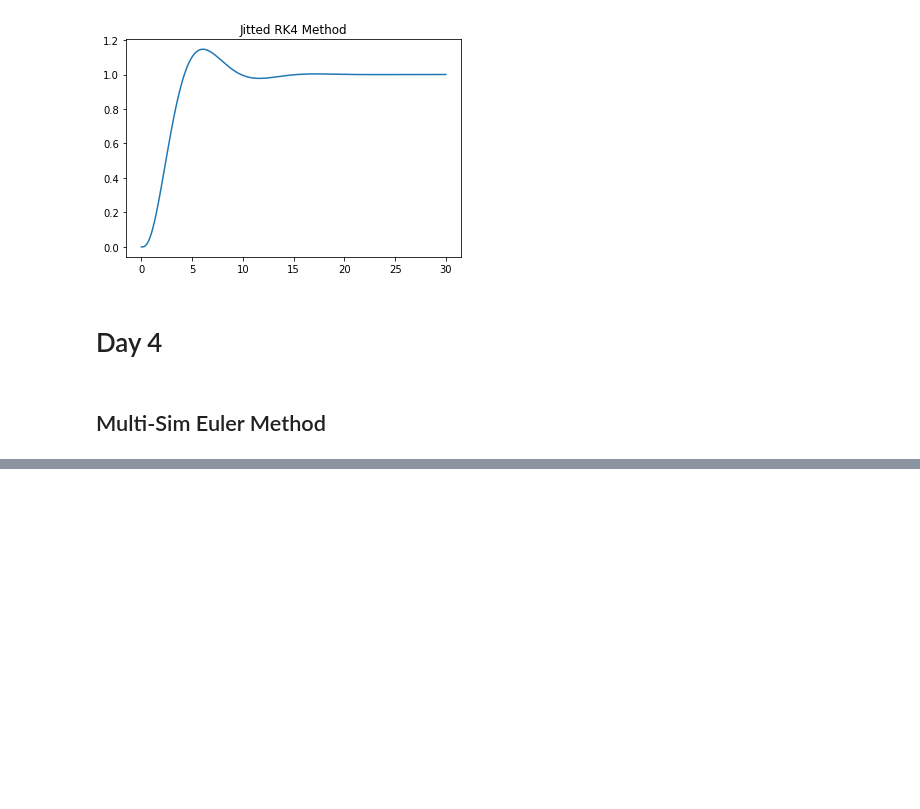
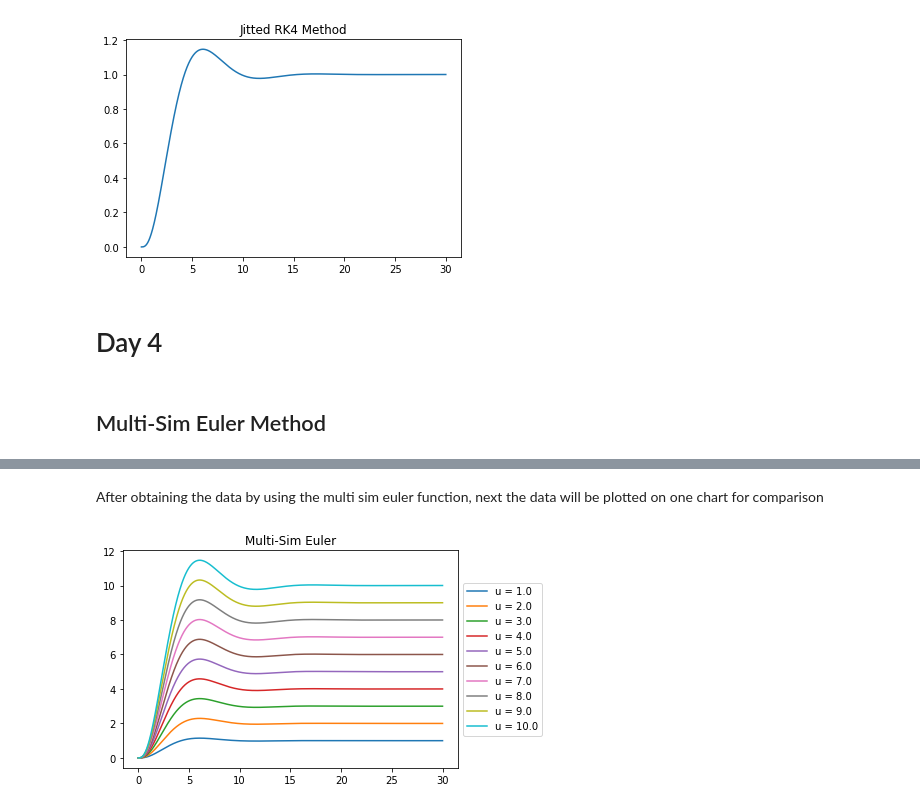
Before and after one commit to Vermillord/KP_Codes, a Jupyter notebook: KP_Notes.ipynb, the cells around one changed output, grey strips where cells are left out. Cells and saved outputs as stored; diff of their text form; code cells hidden in the pictures; blank space fills up the shorter version.

Commit message:
fixed multi sim euler

```diff
--- a/KP_Notes.ipynb
+++ b/KP_Notes.ipynb
@@ -585,9 +585,10 @@ t = np.tile(np.arange(int(30/0.01))*0.01,(10, 1))
 print(t.shape)
 x0 = np.tile(np.zeros((1, 1)), (10, 3, 1))
 print(x0.shape)
-u = np.tile(np.ones((t.shape[0], 1)),(10, 1, 1)) # Step Input
+u = np.tile(np.ones((t.shape[1], 1)),(10, 1, 1)) # Step Input
 print(u.shape)
-# Create a step input u with values  from 1 to 10
+
+# Create a step input u with values that ranges from 1 to 10
 for i in range(u.shape[0]):
     u[i] = u[i]*i+1
 
@@ -599,0 +603,16 @@ for i in range(u.shape[0]):
+# %%
+x, y = multi_sim_euler_jitted_parallelized(t, u, x0)
+# %% [markdown]
+After obtaining the data by using the multi sim euler function, next the data will be plotted on one chart for comparison
+# %%
+label = ["1.0", "2.0", "3.0", "4.0", "5.0", "6.0",
+        "7.0", "8.0", "9.0", "10.0"]
+
+plt.figure()
+plt.title("Multi-Sim Euler")
+for i in range(t.shape[0]):
+    plt.plot(t[i], y[i], label = str("u = ") + label[i])
+plt.legend(loc='center left', bbox_to_anchor=(1, 0.5))
+plt.show()
+# %% [output]
+[figure, added]
```
Also changed, not shown: parts of 9 cells of this notebook.
